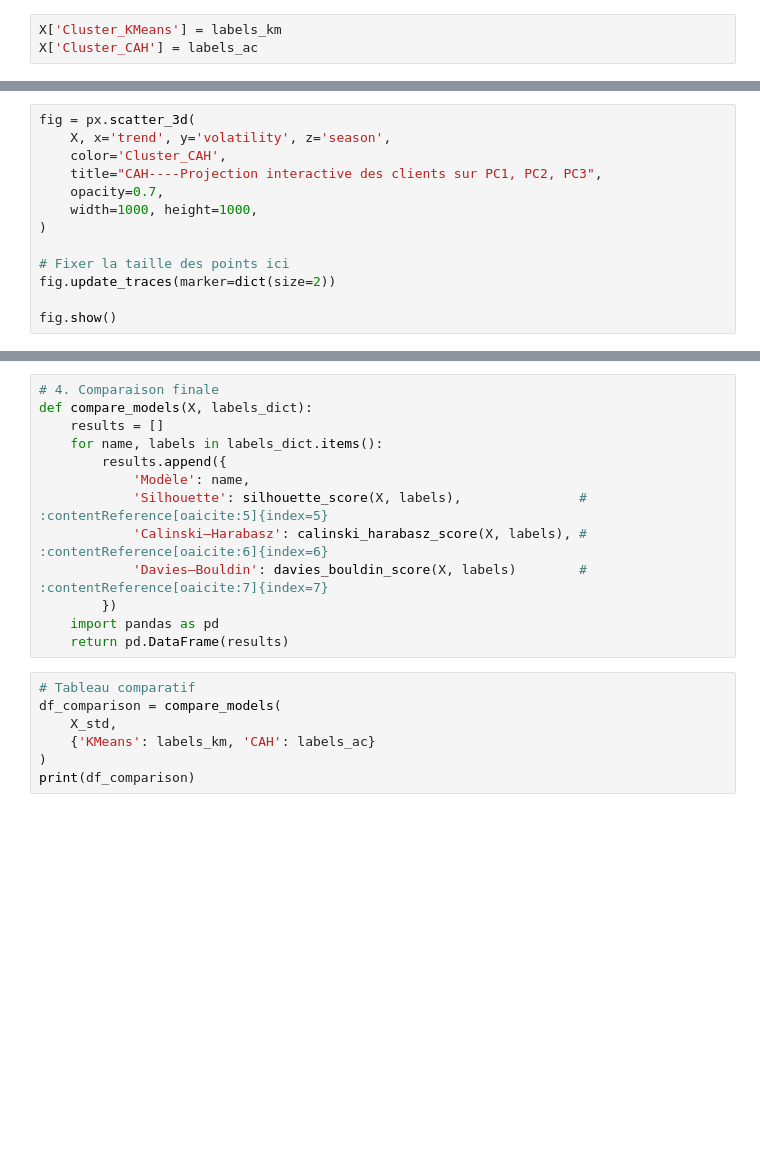
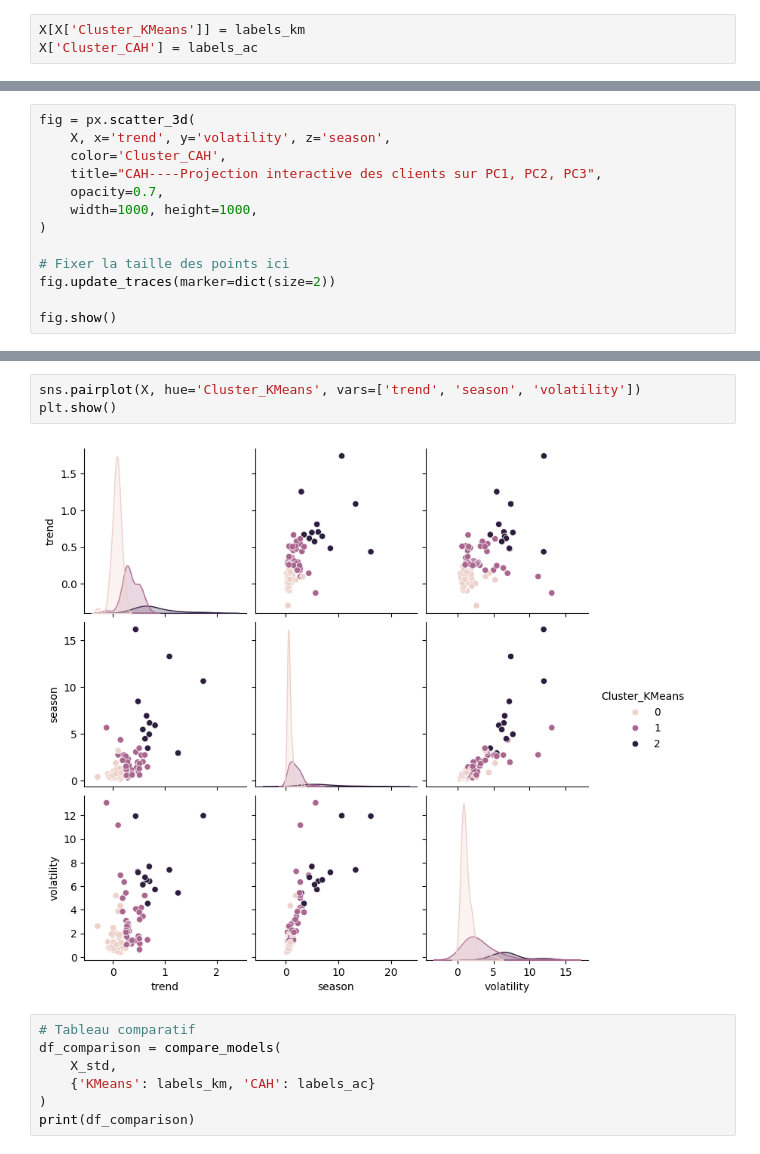
Before and after one commit to GanItachi/ObservatoirePrix, a Jupyter notebook: Clustering.ipynb, the cells around one changed output, grey strips where cells are left out. Cells and saved outputs as stored; diff of their text form; blank space fills up the shorter version.

```diff
--- a/Clustering.ipynb
+++ b/Clustering.ipynb
@@ -168,7 +158,7 @@ CAH optimal (elbow): 5, (silhouette): 2
 labels_km = KMeans(n_clusters=3, random_state=42).fit_predict(X_std)
 labels_ac = AgglomerativeClustering(n_clusters=4, linkage='ward').fit_predict(X_std)
 # %%
-X['Cluster_KMeans'] = labels_km
+X[X['Cluster_KMeans']] = labels_km
 X['Cluster_CAH'] = labels_ac
 # %%
 X
@@ -201,16 +215,8 @@ fig.show()
 # %%
-# 4. Comparaison finale
-def compare_models(X, labels_dict):
-    results = []
-    for name, labels in labels_dict.items():
-        results.append({
-            'Modèle': name,
-            'Silhouette': silhouette_score(X, labels),               # :contentReference[oaicite:5]{index=5}
-            'Calinski–Harabasz': calinski_harabasz_score(X, labels), # :contentReference[oaicite:6]{index=6}
-            'Davies–Bouldin': davies_bouldin_score(X, labels)        # :contentReference[oaicite:7]{index=7}
-        })
-    import pandas as pd
-    return pd.DataFrame(results)
+sns.pairplot(X, hue='Cluster_KMeans', vars=['trend', 'season', 'volatility'])
+plt.show()
+# %% [output]
+[figure, added]
 # %%
 # Tableau comparatif
 df_comparison = compare_models(
```
Also changed, not shown: parts of 12 cells of this notebook, 10 other files.
